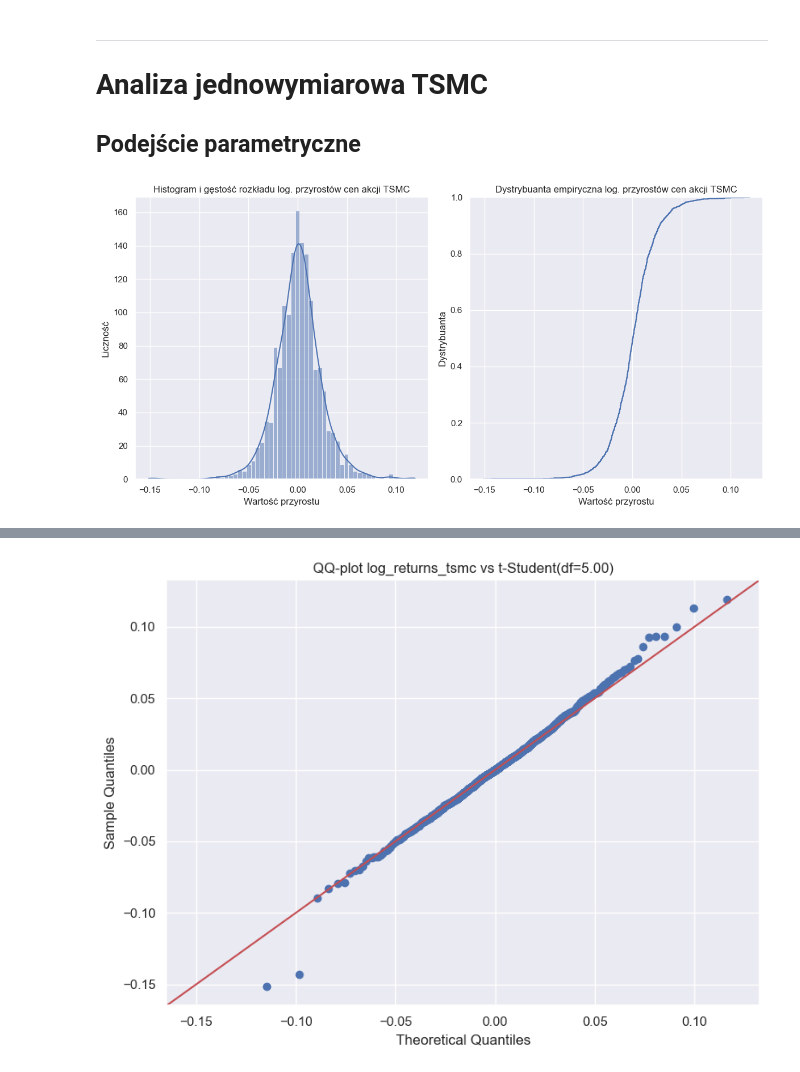
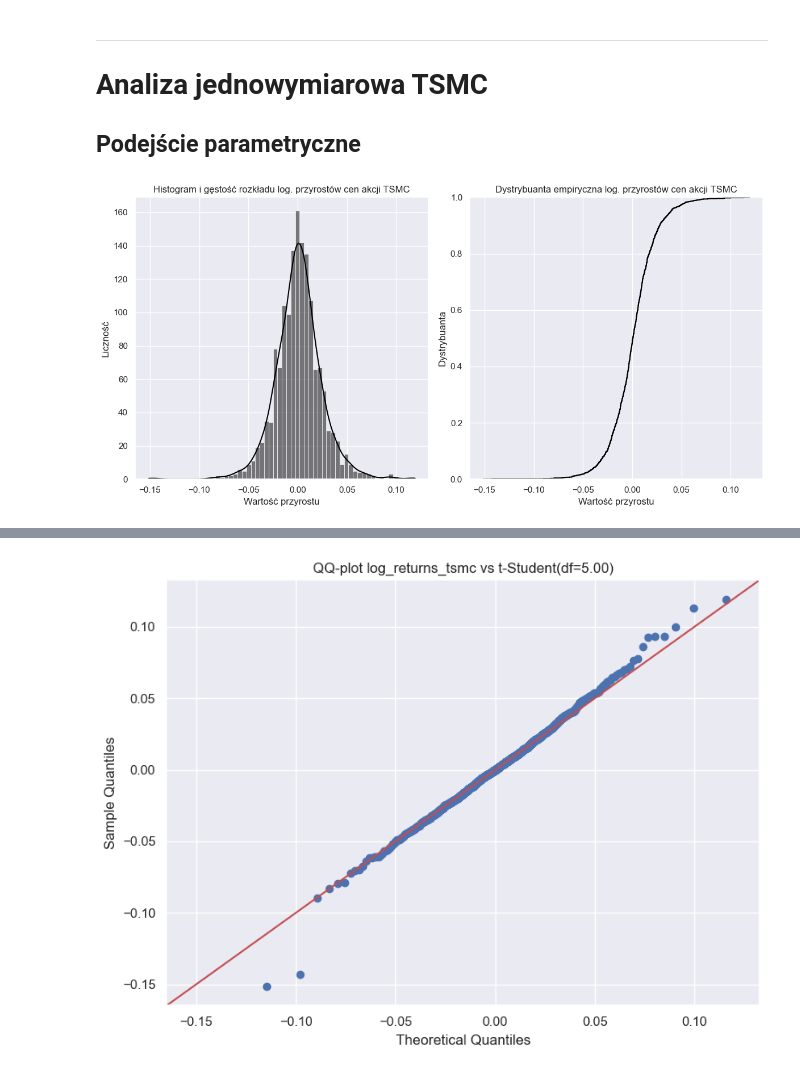
Before and after one commit to mathieuboro/nvidia_risk_management, a Jupyter notebook: projekt 2.ipynb, the cells around one changed output, grey strips where cells are left out. Cells and saved outputs as stored; diff of their text form; code cells hidden in the pictures.

```diff
--- a/projekt 2.ipynb
+++ b/projekt 2.ipynb
@@ -189,23 +223,23 @@ ____
 # %%
 fig, axes = plt.subplots(1, 2, figsize=(12, 6))
 
 # Histogram i gęstość rozkładu na pierwszym subplocie
-sns.histplot(log_returns_tsmc, kde=True, ax=axes[0])
+sns.histplot(log_returns_tsmc, kde=True, ax=axes[0], color = 'black')
 axes[0].set_title('Histogram i gęstość rozkładu log. przyrostów cen akcji TSMC')
 axes[0].set_xlabel('Wartość przyrostu')
 axes[0].set_ylabel('Liczność')
 
 # Dystrybuanta empiryczna na drugim subplocie
-sns.ecdfplot(log_returns_tsmc, ax=axes[1])
+sns.ecdfplot(log_returns_tsmc, ax=axes[1], color = 'black')
 axes[1].set_title('Dystrybuanta empiryczna log. przyrostów cen akcji TSMC')
 axes[1].set_xlabel('Wartość przyrostu')
 axes[1].set_ylabel('Dystrybuanta')
 
 # Wyświetlanie wykresu
 plt.tight_layout()
 plt.show()
 # %% [output]
-[figure, old version]
+[figure, new version]
 # %%
 normality_tests(log_returns_tsmc)
 # %% [output]
```
Also changed, not shown: parts of 35 cells of this notebook.
